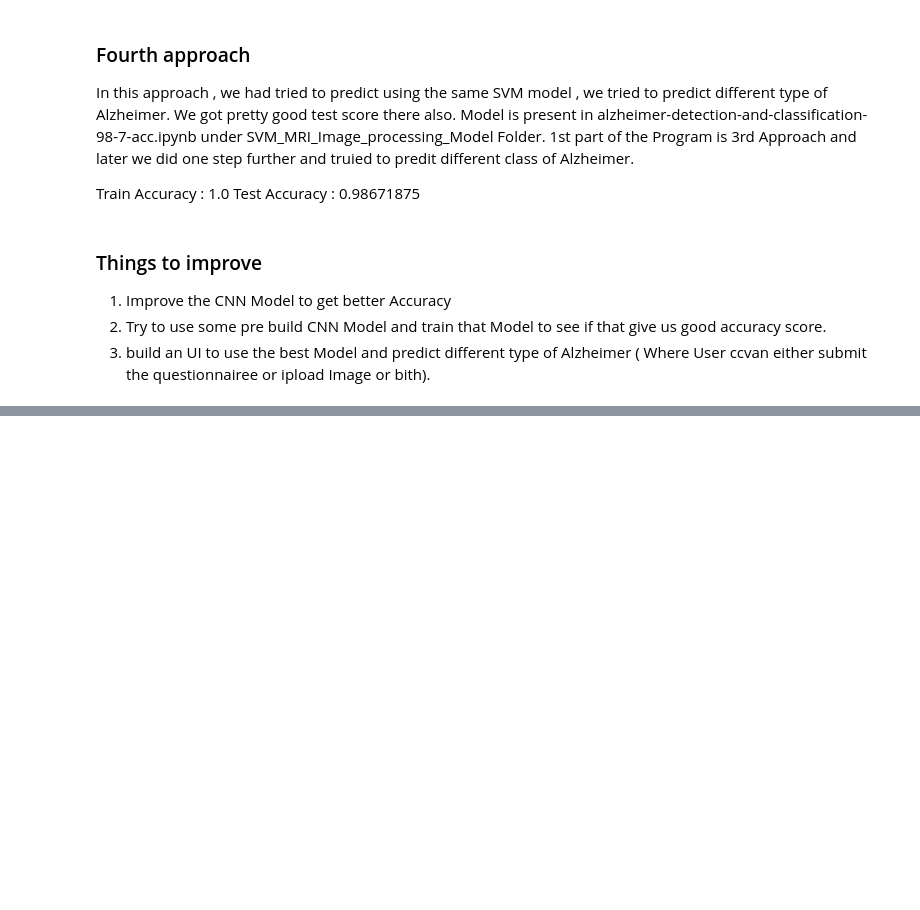
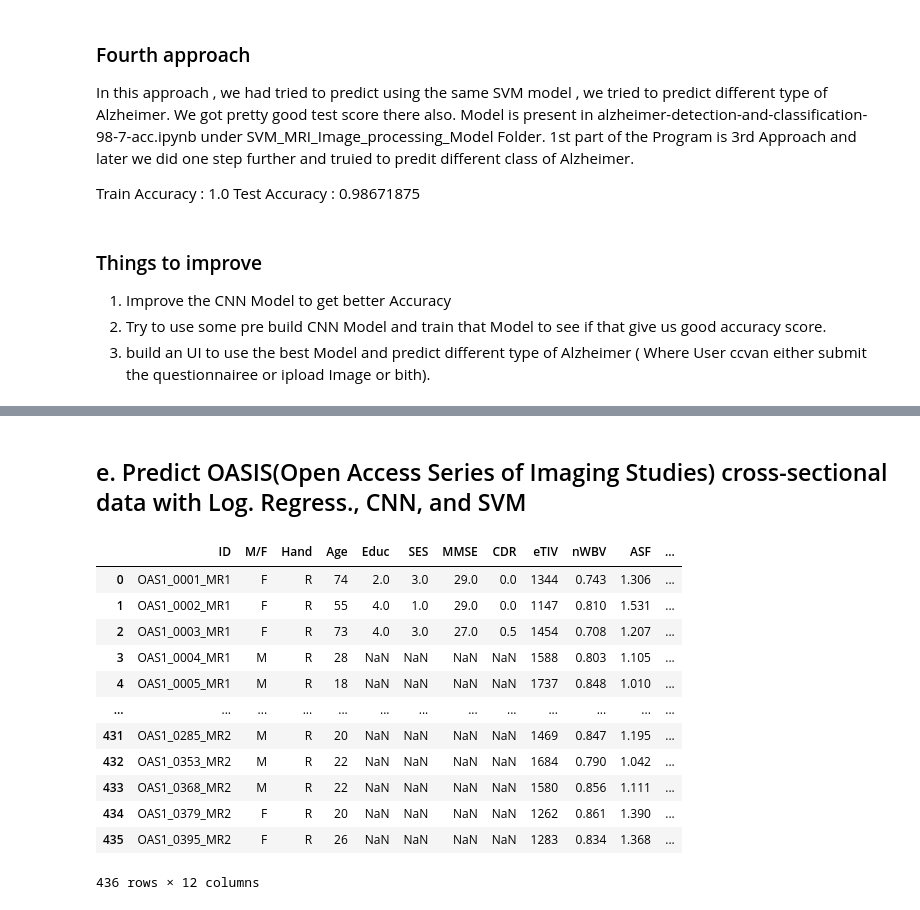
Before and after one commit to majirajib4747/Project4_Team2, a Jupyter notebook: Project4_Presentation.ipynb, the cells around one changed output, grey strips where cells are left out. Saved outputs shown, nothing was run; the diff lists cells and outputs as text; code cells hidden in the pictures; blank space fills up the shorter version.

Commit message:
Your commit message here

```diff
--- a/Project4_Presentation.ipynb
+++ b/Project4_Presentation.ipynb
@@ -102,0 +235,21 @@ Test Accuracy :  0.98671875
+# %% [markdown]
+## e. Predict OASIS(Open Access Series of Imaging Studies) cross-sectional data with Log. Regress., CNN, and SVM
+# %%
+ # Raw sample data from Cross Sectional Data
+cross_sectional_df = pd.read_csv('/content/gdriChange the path to your own)ve/MyDrive/Colab Notebooks/final project/Input/oasis_cross-sectional.csv')
+
+cross_sectional_df
+# %% [output]
+|  | ID | M/F | Hand | Age | Educ | SES | MMSE | CDR | eTIV | nWBV | ASF | ... |
+| 0 | OAS1_0001_MR1 | F | R | 74 | 2.0 | 3.0 | 29.0 | 0.0 | 1344 | 0.743 | 1.306 | ... |
+| 1 | OAS1_0002_MR1 | F | R | 55 | 4.0 | 1.0 | 29.0 | 0.0 | 1147 | 0.810 | 1.531 | ... |
+| 2 | OAS1_0003_MR1 | F | R | 73 | 4.0 | 3.0 | 27.0 | 0.5 | 1454 | 0.708 | 1.207 | ... |
+| 3 | OAS1_0004_MR1 | M | R | 28 | NaN | NaN | NaN | NaN | 1588 | 0.803 | 1.105 | ... |
+| 4 | OAS1_0005_MR1 | M | R | 18 | NaN | NaN | NaN | NaN | 1737 | 0.848 | 1.010 | ... |
+| ... | ... | ... | ... | ... | ... | ... | ... | ... | ... | ... | ... | ... |
+| 431 | OAS1_0285_MR2 | M | R | 20 | NaN | NaN | NaN | NaN | 1469 | 0.847 | 1.195 | ... |
+| 432 | OAS1_0353_MR2 | M | R | 22 | NaN | NaN | NaN | NaN | 1684 | 0.790 | 1.042 | ... |
+| 433 | OAS1_0368_MR2 | M | R | 22 | NaN | NaN | NaN | NaN | 1580 | 0.856 | 1.111 | ... |
+| 434 | OAS1_0379_MR2 | F | R | 20 | NaN | NaN | NaN | NaN | 1262 | 0.861 | 1.390 | ... |
+| 435 | OAS1_0395_MR2 | F | R | 26 | NaN | NaN | NaN | NaN | 1283 | 0.834 | 1.368 | ... |
+436 rows × 12 columns
```
Also changed, not shown: parts of 29 cells of this notebook.
